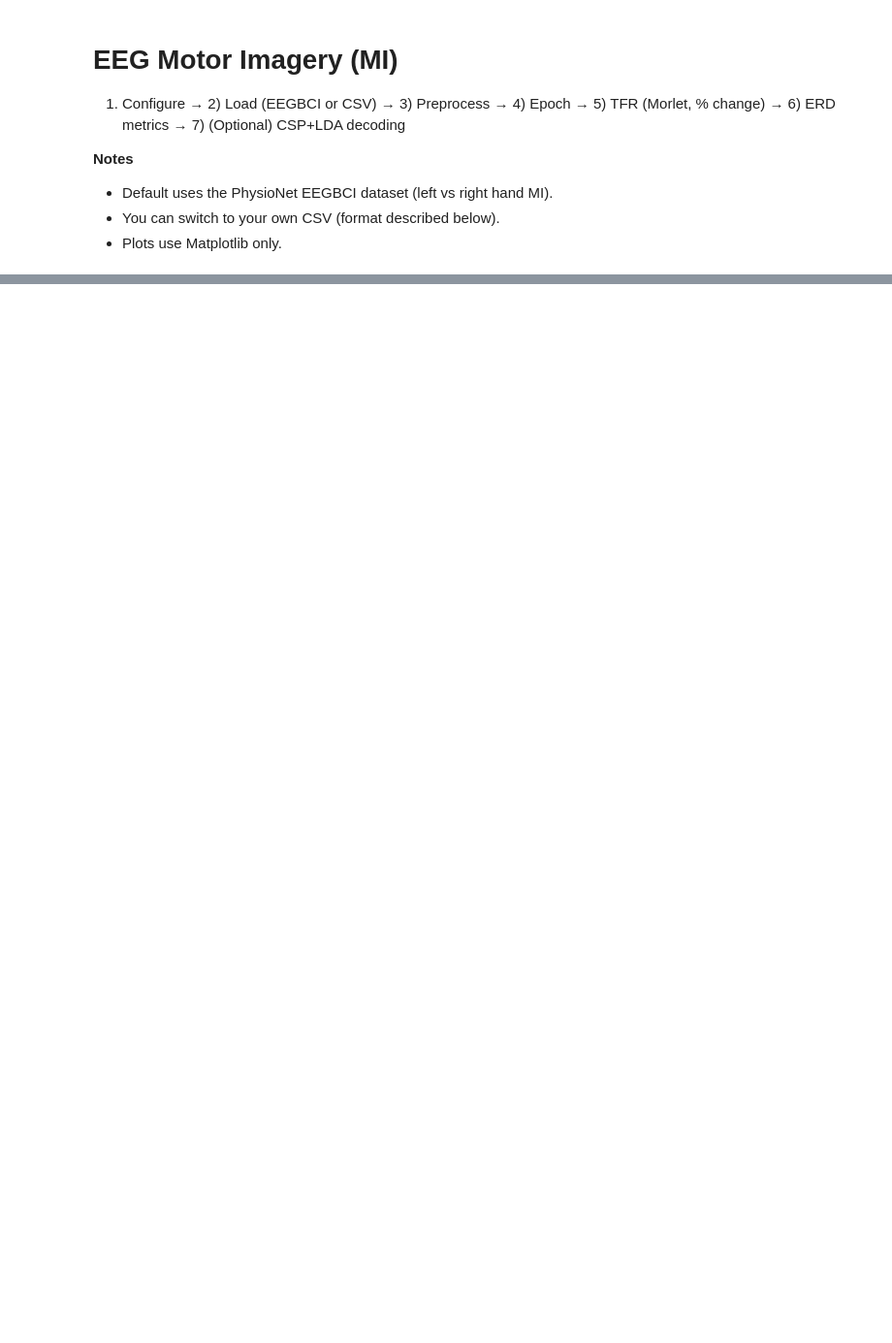
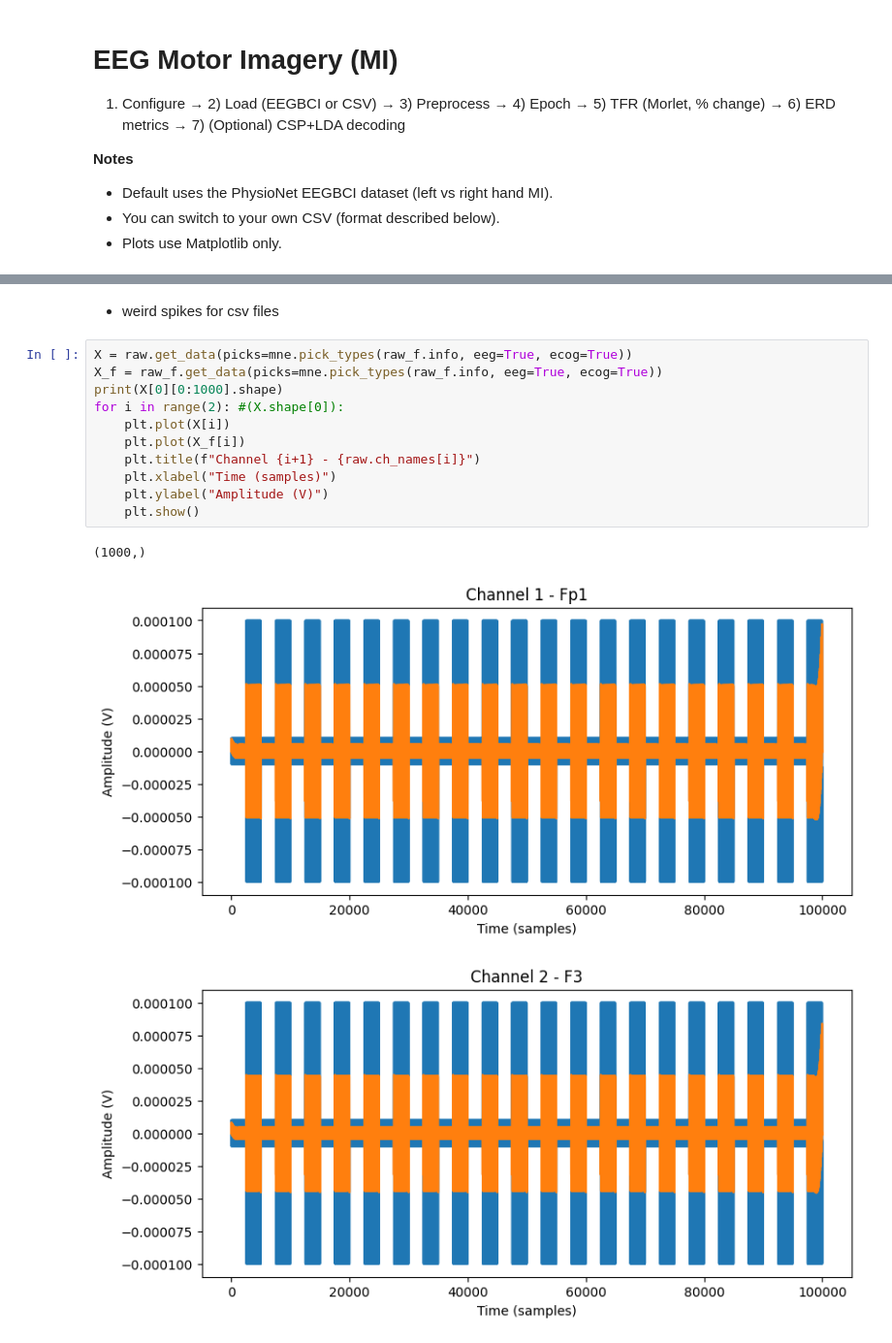
Before and after one commit to FishBallMEOW/MSc-Project_Investigating-the-Temporal-Dynamics-of-EEG-Signals-in-Sequential-Sensorimotor-Action, a Jupyter notebook: OOP_ver/eeg_process_pipeline.ipynb, the cells around one changed output, grey strips where cells are left out. Shown at 97% size. Drawn from its saved outputs; the diff is of its cells as text; blank space fills up the shorter version.

```diff
--- a/OOP_ver/eeg_process_pipeline.ipynb
+++ b/OOP_ver/eeg_process_pipeline.ipynb
@@ -210,0 +292,17 @@ plt.show()
+# %% [markdown]
+- weird spikes for csv files
+# %%
+X = raw.get_data(picks=mne.pick_types(raw_f.info, eeg=True, ecog=True))
+X_f = raw_f.get_data(picks=mne.pick_types(raw_f.info, eeg=True, ecog=True))
+print(X[0][0:1000].shape)
+for i in range(2): #(X.shape[0]):
+    plt.plot(X[i])
+    plt.plot(X_f[i])
+    plt.title(f"Channel {i+1} - {raw.ch_names[i]}")
+    plt.xlabel("Time (samples)")
+    plt.ylabel("Amplitude (V)")
+    plt.show()
+# %% [output]
+(1000,)
+[figure, added]
+[figure, added]
```
Also changed, not shown: parts of 28 cells of this notebook, 3 other files.
